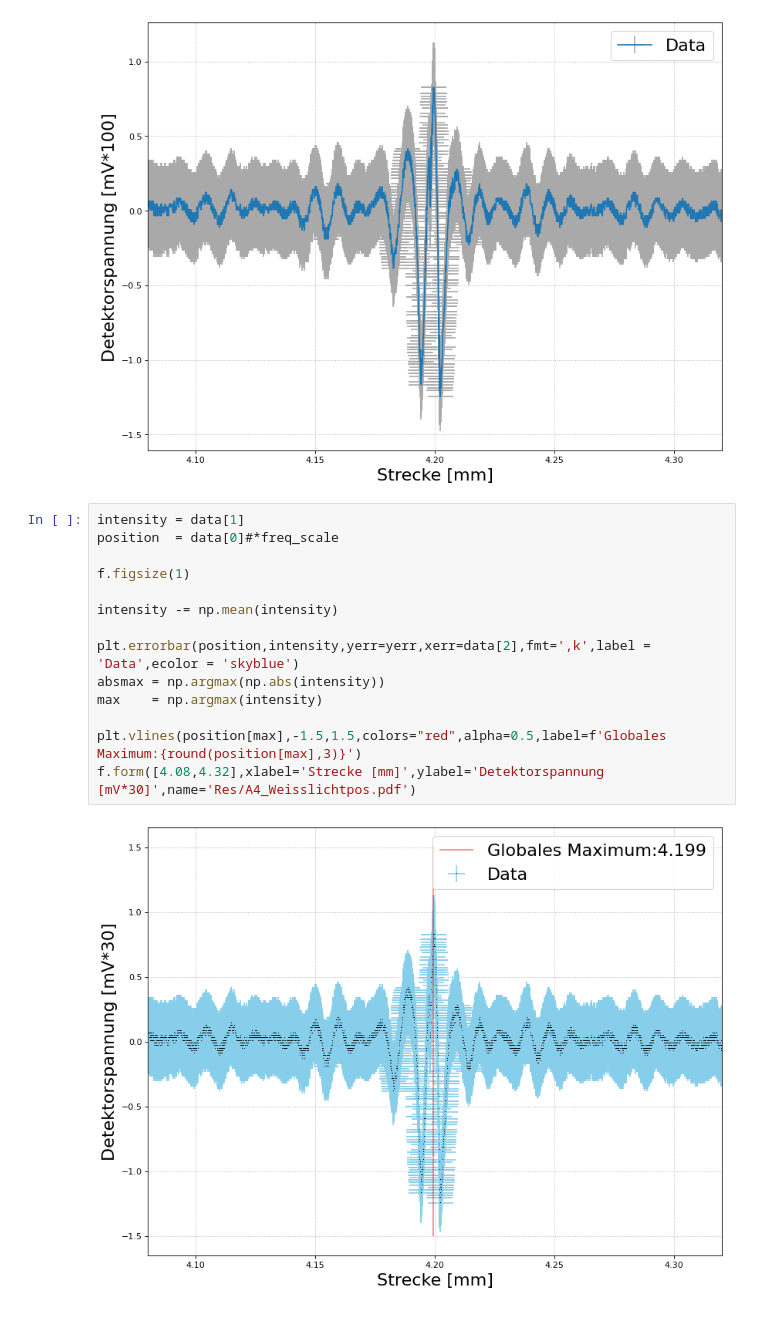
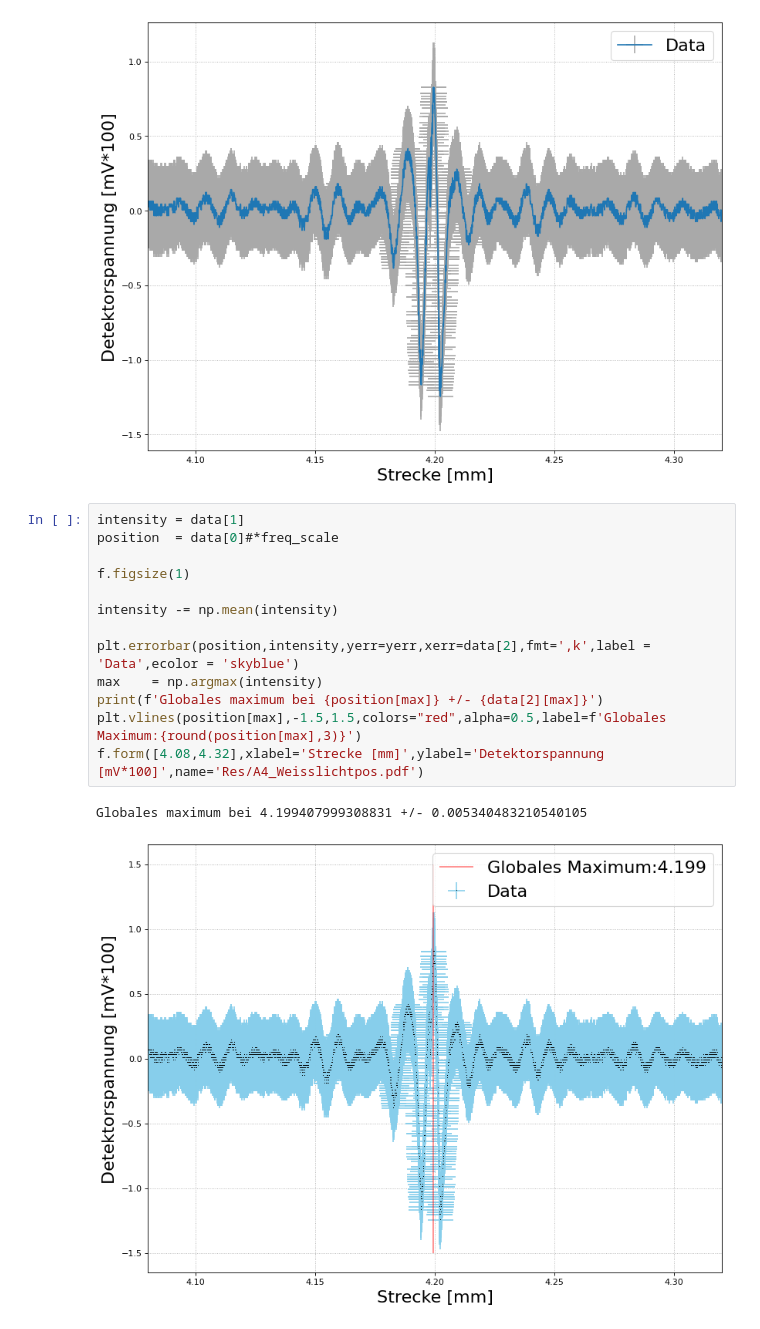
Before and after one commit to Friedrich-Jahns/Fortgeschrittenen-Praktikum-Physik, a Jupyter notebook: FP4_Michelson/A4/A4.ipynb, the cells around one changed output. Drawn from its saved outputs; the diff is of its cells as text.

```diff
--- a/FP4_Michelson/A4/A4.ipynb
+++ b/FP4_Michelson/A4/A4.ipynb
@@ -35,16 +35,16 @@ f.form([4.08,4.32],xlabel='Strecke [mm]',ylabel='Detektorspannung [mV*100]')
 # %%
 intensity = data[1]
 position  = data[0]#*freq_scale
 
 f.figsize(1)
 
 intensity -= np.mean(intensity)
 
 plt.errorbar(position,intensity,yerr=yerr,xerr=data[2],fmt=',k',label = 'Data',ecolor = 'skyblue')
-absmax = np.argmax(np.abs(intensity))
 max    = np.argmax(intensity)
-
+print(f'Globales maximum bei {position[max]} +/- {data[2][max]}')
 plt.vlines(position[max],-1.5,1.5,colors="red",alpha=0.5,label=f'Globales Maximum:{round(position[max],3)}')
-f.form([4.08,4.32],xlabel='Strecke [mm]',ylabel='Detektorspannung [mV*30]',name='Res/A4_Weisslichtpos.pdf')
+f.form([4.08,4.32],xlabel='Strecke [mm]',ylabel='Detektorspannung [mV*100]',name='Res/A4_Weisslichtpos.pdf')
 # %% [output]
+Globales maximum bei 4.199407999308831 +/- 0.005340483210540105
-[figure, old version]
+[figure, new version]
```
Also changed, not shown: 3 other files.
